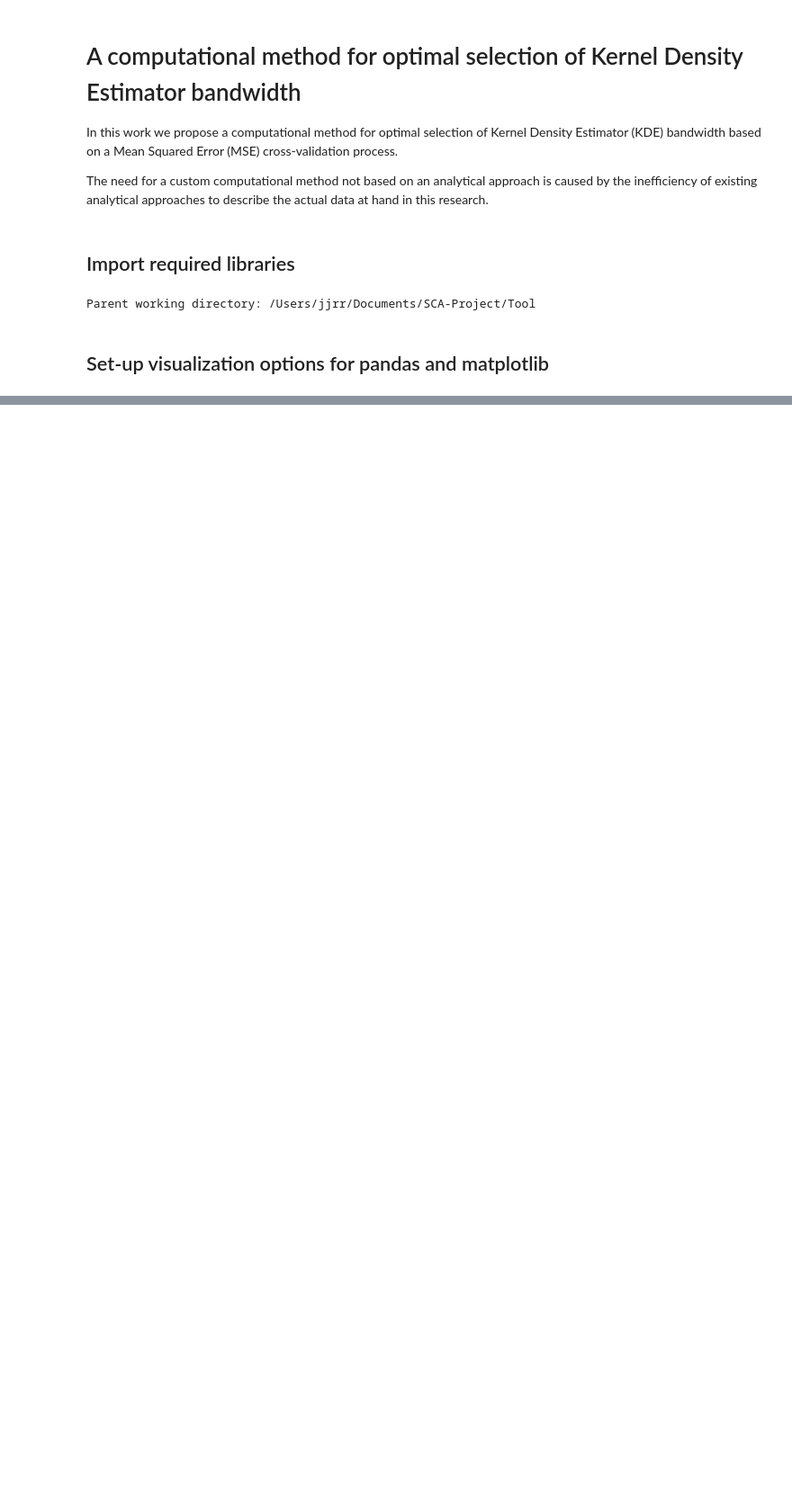
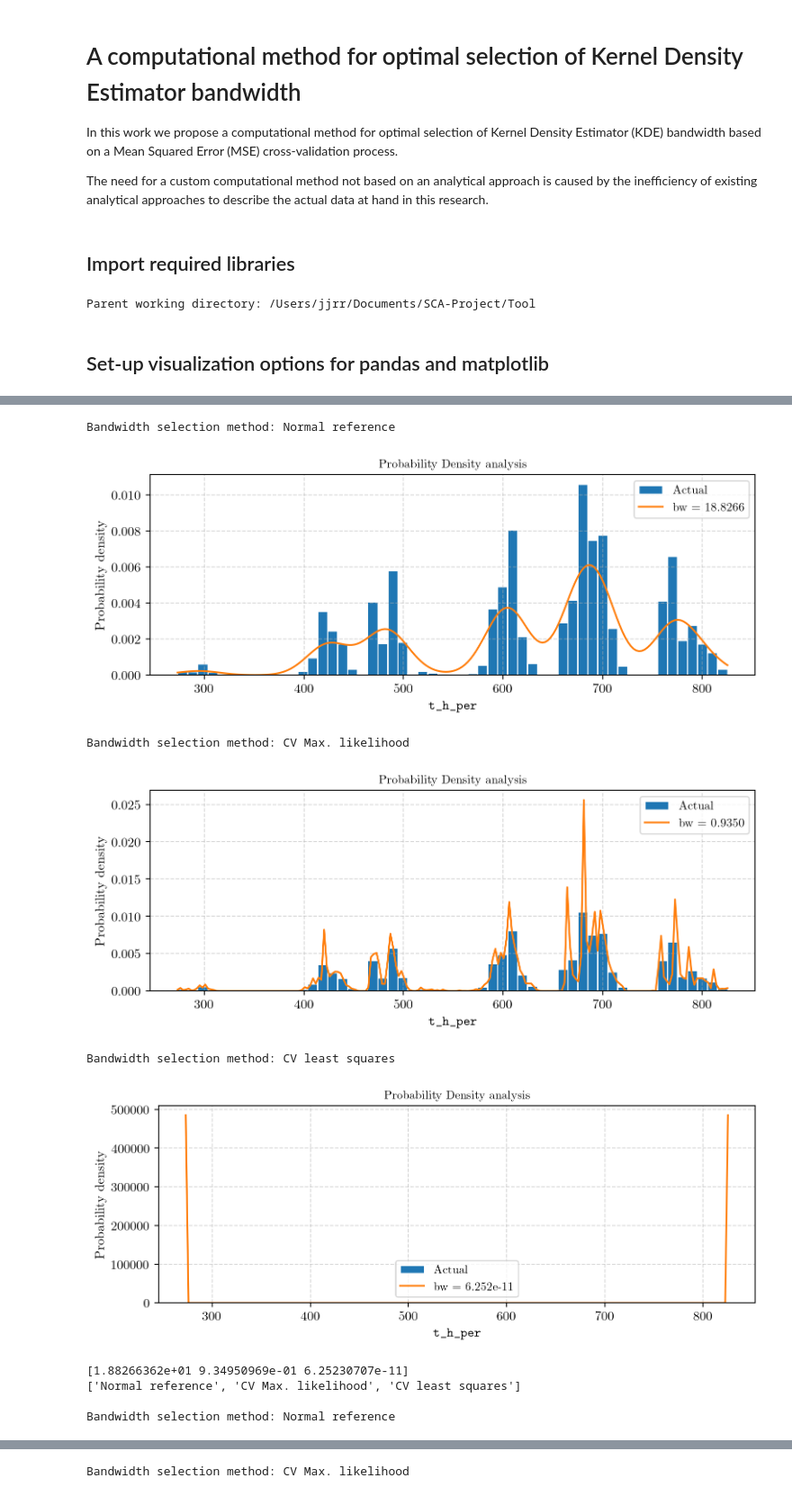
Before and after one commit to JJavierRosales/scapy, a Jupyter notebook: notebooks/kde_bandwidth_selection.ipynb, the cells around one changed output, grey strips where cells are left out. Shown at 90% size. Cells and saved outputs as stored; diff of their text form; code cells hidden in the pictures; blank space fills up the shorter version.

```diff
--- a/notebooks/kde_bandwidth_selection.ipynb
+++ b/notebooks/kde_bandwidth_selection.ipynb
@@ -300,0 +306,43 @@ Final Optimal bandwidth = 7
+# %%
+import statsmodels as sm
+
+# Iterate over all features that cannot be described through statistical models.
+for feature in ['t_h_per', 't_j2k_ecc', 't_j2k_inc']:
+
+    # Get feature data and cast it as a numpy array
+    data = df_lastCDM[feature].to_numpy()
+
+    # Shuffle data
+    np.random.shuffle(data)
+
+    # Set default options for the statsmodels estimator
+    settings = sm.nonparametric.kernel_density.EstimatorSettings(efficient=True, n_sub=len(data)//10)
+
+    # Bandwidth selection methods:
+    # normal_reference: normal reference rule of thumb (default)
+    # cv_ml: cross validation maximum likelihood
+    # cv_ls: cross validation least squares
+
+    estimated_bandwidths = np.zeros(3)
+    bw_labels = ['Normal reference', 'CV Max. likelihood', 'CV least squares']
+
+    for m, method in enumerate(['normal_reference', 'cv_ml', 'cv_ls']):
+        epd = sm.api.nonparametric.KDEMultivariate(data=data, var_type='c', bw=method, defaults=settings)
+
+        estimated_bandwidths[m] = epd.bw[0]
+
+        print('\nBandwidth selection method: ' + bw_labels[m])
+
+        bws.plot_kde(data, [epd.bw[0]], figsize=(9,3),
+                 xlabel=r'\texttt{' + feature + '}')
+# %% [output]
+Bandwidth selection method: Normal reference
+[figure, added]
+Bandwidth selection method: CV Max. likelihood
+[figure, added]
+Bandwidth selection method: CV least squares
+[figure, added]
+[1.88266362e+01 9.34950969e-01 6.25230707e-11]
+['Normal reference', 'CV Max. likelihood', 'CV least squares']
+
+Bandwidth selection method: Normal reference
@@ -300,0 +350 @@ Final Optimal bandwidth = 7
+Bandwidth selection method: CV Max. likelihood
```
Also changed, not shown: parts of 17 cells of this notebook.
